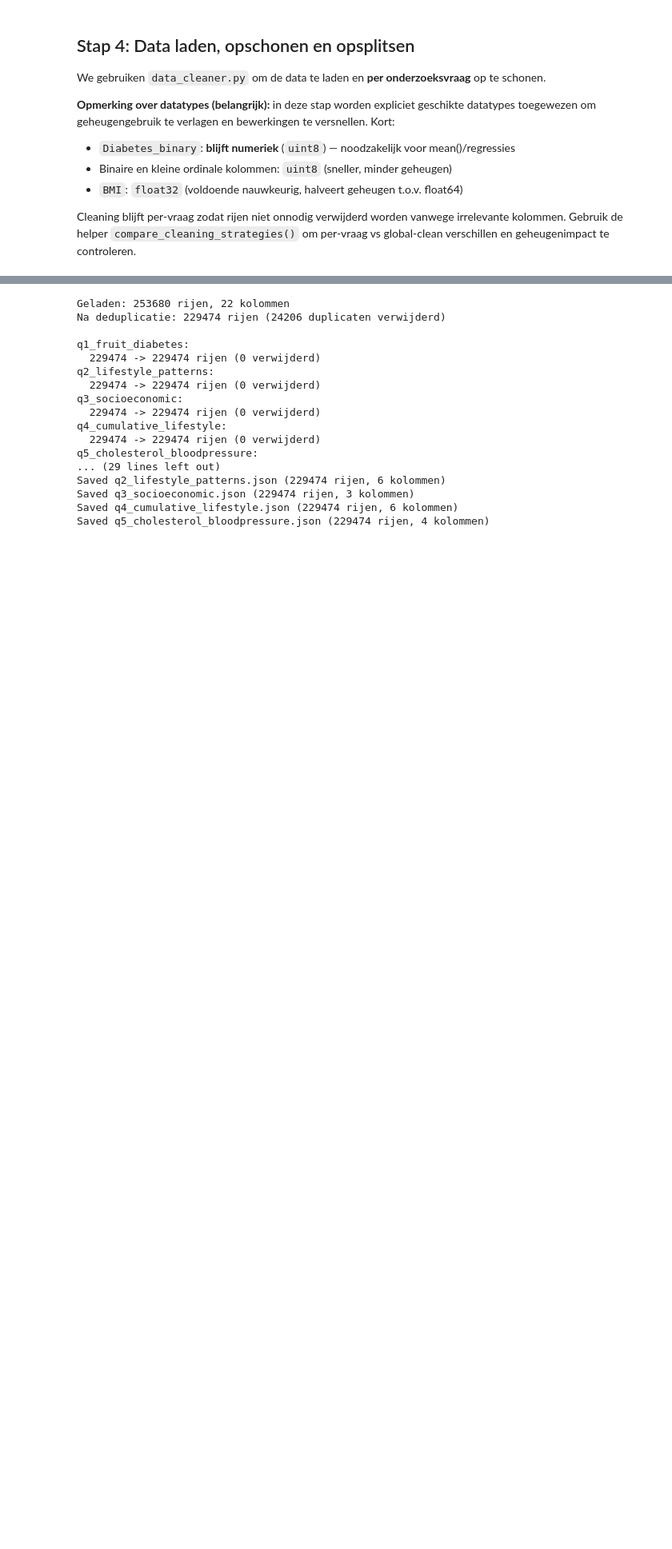
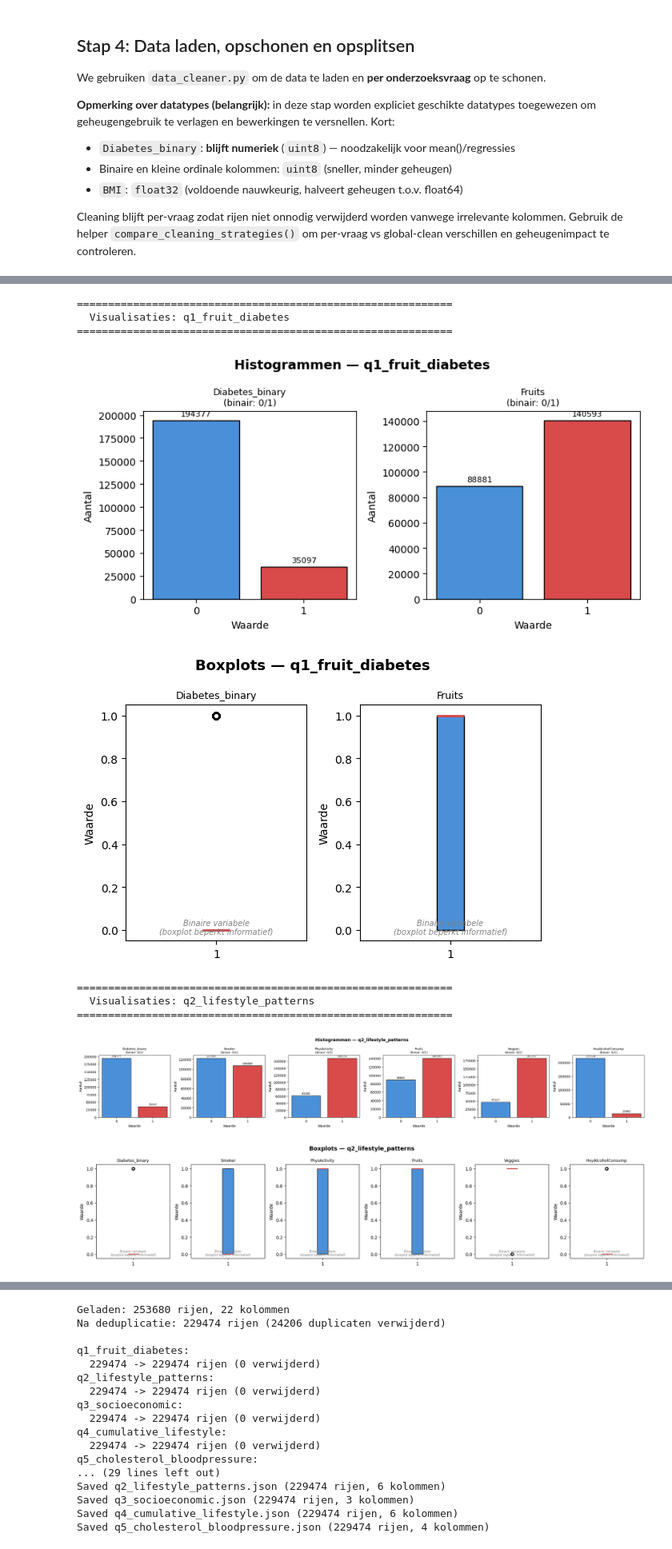
Before and after one commit to Pablo-Atanes/Minor-bigdata, a Jupyter notebook: colab_board_pablo_jasper (1).ipynb, the cells around one changed output, grey strips where cells are left out. Shown at 80% size. Cells and saved outputs as stored; diff of their text form; code cells hidden in the pictures; blank space fills up the shorter version.

```diff
--- a/colab_board_pablo_jasper (1).ipynb
+++ b/colab_board_pablo_jasper (1).ipynb
@@ -127,0 +168,9 @@ Cleaning blijft per‑vraag zodat rijen niet onnodig verwijderd worden vanwege i
+# %%
+import importlib
+import data_procesing.data_presenting as dp
+importlib.reload(dp)
+from data_procesing.data_presenting import plot_q1, plot_q2, plot_q3, plot_q4, plot_q5
+from data_procesing.data_cleaner import load_and_clean_all
+
+# Laad data opnieuw zodat deze sectie onafhankelijk werkt
+questions = load_and_clean_all()
@@ -127,0 +194,18 @@ Cleaning blijft per‑vraag zodat rijen niet onnodig verwijderd worden vanwege i
+# %%
+for name, df in questions.items():
+    print(f"\n{'='*60}")
+    print(f"  Visualisaties: {name}")
+    print(f"{'='*60}")
+    plot_histograms(df, title=f"Histogrammen — {name}")
+    plot_boxplots(df, title=f"Boxplots — {name}")
+# %% [output]
+============================================================
+  Visualisaties: q1_fruit_diabetes
+============================================================
+[figure, added]
+[figure, added]
+============================================================
+  Visualisaties: q2_lifestyle_patterns
+============================================================
+[figure, added]
+[figure, added]
```
Also changed, not shown: parts of 19 cells of this notebook.
